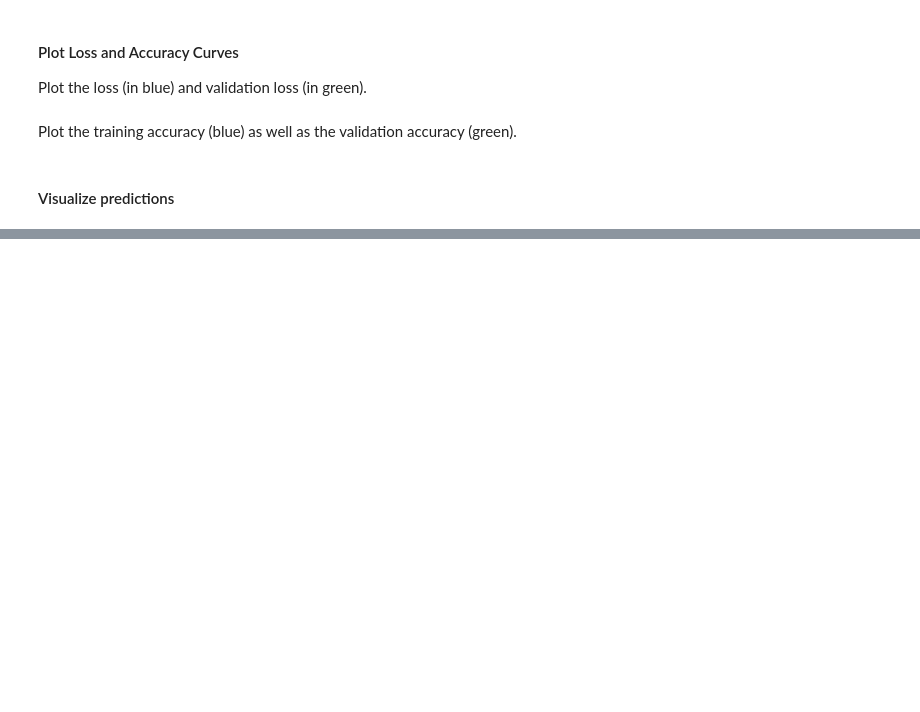
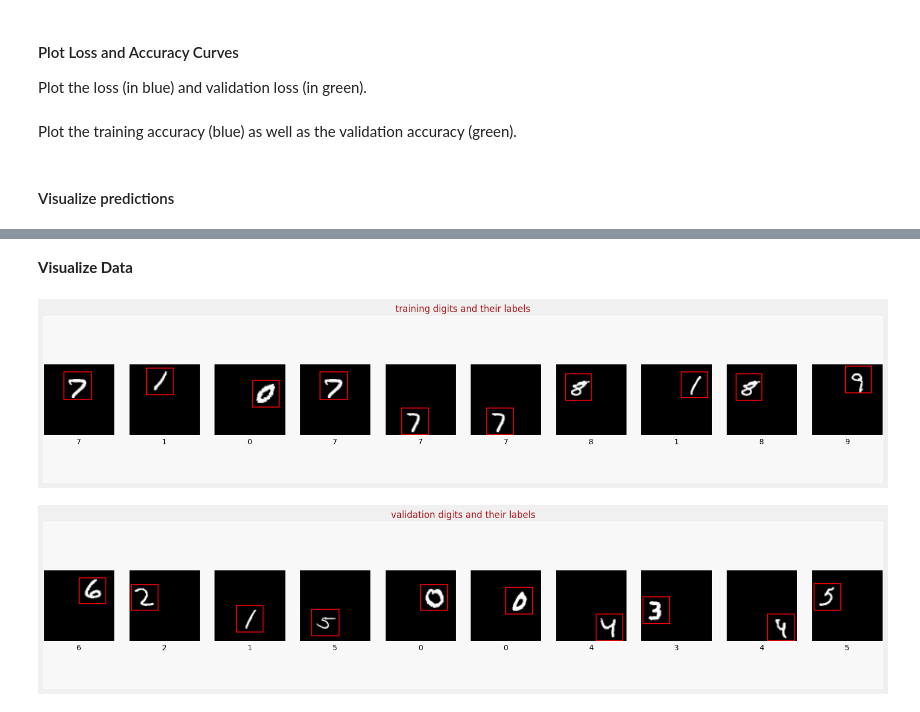
Before and after one commit to PandukaBandara99/ML-Books, a Jupyter notebook: AdvancedTensorFlow3_ComputerVision.ipynb, the cells around one changed output, grey strips where cells are left out. Saved outputs shown, nothing was run; the diff lists cells and outputs as text; code cells hidden in the pictures; blank space fills up the shorter version.

```diff
--- a/AdvancedTensorFlow3_ComputerVision.ipynb
+++ b/AdvancedTensorFlow3_ComputerVision.ipynb
@@ -608,0 +897,24 @@ display_images(validation_images, probabilities, validation_labels, "Bad predict
+# %%
+# Detect hardware
+try:
+  tpu = tf.distribute.cluster_resolver.TPUClusterResolver() # TPU detection
+except ValueError:
+  tpu = None
+  gpus = tf.config.experimental.list_logical_devices("GPU")
+
+# Select appropriate distribution strategy
+if tpu:
+  tf.config.experimental_connect_to_cluster(tpu)
+  tf.tpu.experimental.initialize_tpu_system(tpu)
+  strategy = tf.distribute.experimental.TPUStrategy(tpu) # Going back and forth between TPU and host is expensive. Better to run 128 batches on the TPU before reporting back.
+  print('Running on TPU ', tpu.cluster_spec().as_dict()['worker'])
+elif len(gpus) > 1:
+  strategy = tf.distribute.MirroredStrategy([gpu.name for gpu in gpus])
+  print('Running on multiple GPUs ', [gpu.name for gpu in gpus])
+elif len(gpus) == 1:
+  strategy = tf.distribute.get_strategy() # default strategy that works on CPU and single GPU
+  print('Running on single GPU ', gpus[0].name)
+else:
+  strategy = tf.distribute.get_strategy() # default strategy that works on CPU and single GPU
+  print('Running on CPU')
+print("Number of accelerators: ", strategy.num_replicas_in_sync)
@@ -608,0 +928,6 @@ display_images(validation_images, probabilities, validation_labels, "Bad predict
+# %%
+BATCH_SIZE = 64 * strategy.num_replicas_in_sync # Gobal batch size.
+# The global batch size will be automatically sharded across all
+# replicas by the tf.data.Dataset API. A single TPU has 8 cores.
+# The best practice is to scale the batch size by the number of
+# replicas (cores). The learning rate should be increased as well.
@@ -608,0 +991,11 @@ display_images(validation_images, probabilities, validation_labels, "Bad predict
+# %% [markdown]
+**Visualize Data**
+# %%
+(training_digits, training_labels, training_bboxes,
+ validation_digits, validation_labels, validation_bboxes) = dataset_to_numpy_util(training_dataset, validation_dataset, 10)
+
+display_digits_with_boxes(training_digits, training_labels, training_labels, np.array([]), training_bboxes, np.array([]), "training digits and their labels")
+display_digits_with_boxes(validation_digits, validation_labels, validation_labels, np.array([]), validation_bboxes, np.array([]), "validation digits and their labels")
+# %% [output]
+[figure, added]
+[figure, added]
```
Also changed, not shown: parts of 29 cells of this notebook.
